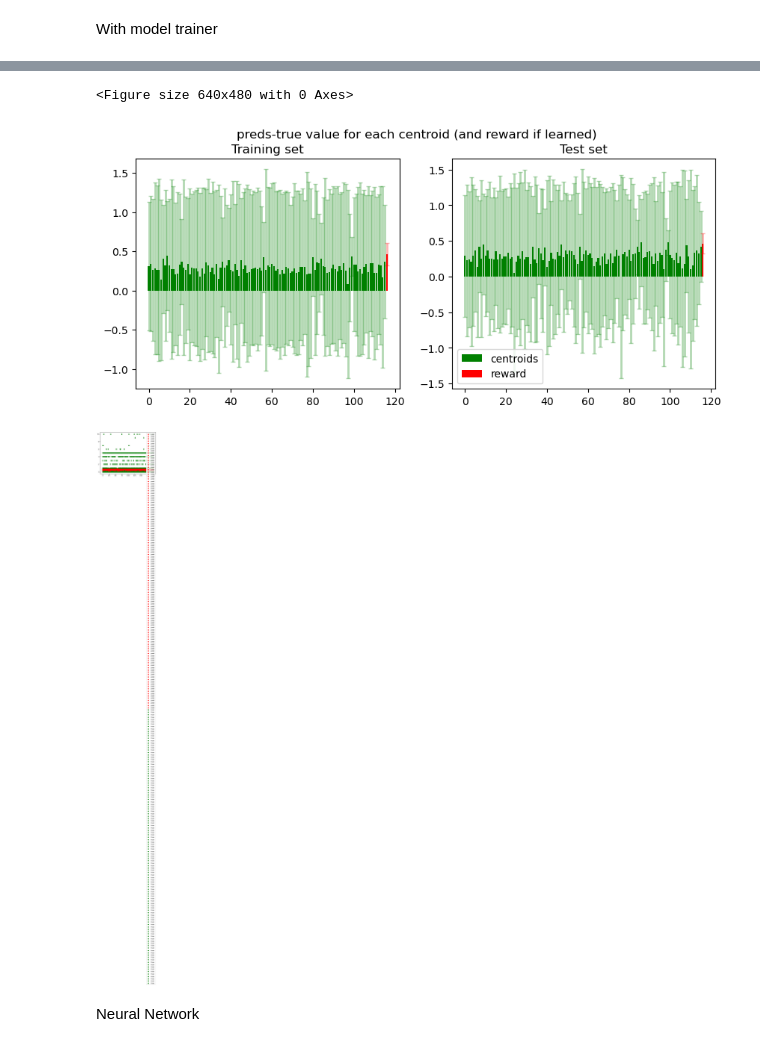
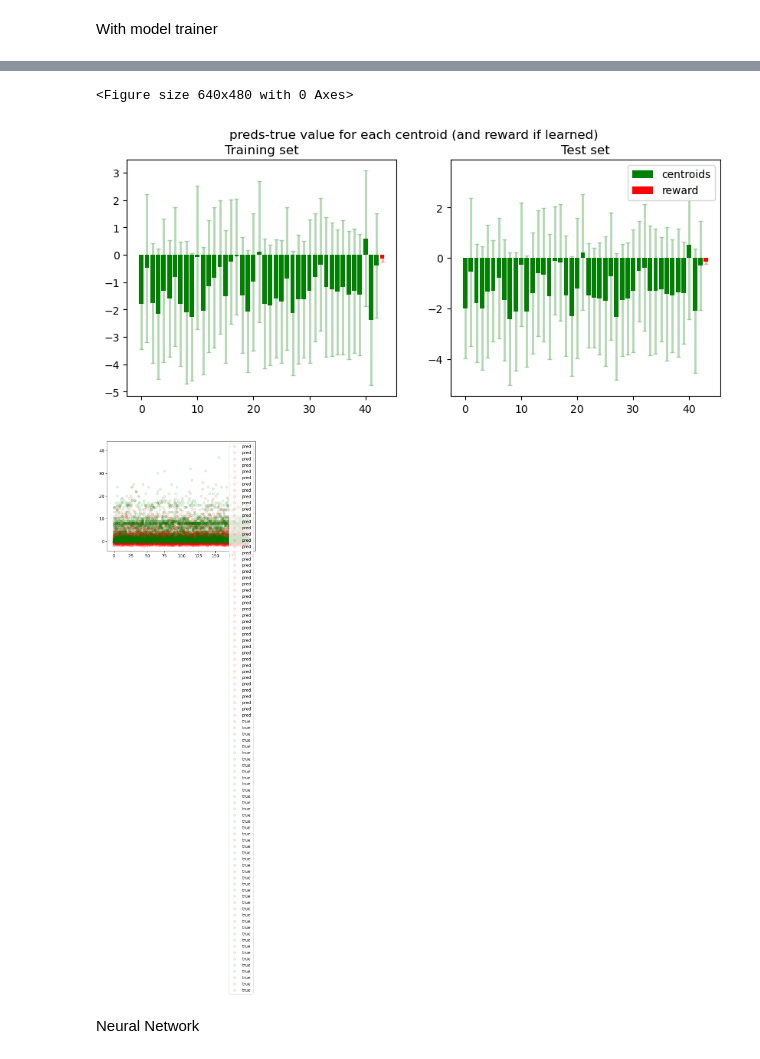
Before and after one commit to theauv/FMDP-in-MBRL, a Jupyter notebook: test_learn_bikes.ipynb, the cells around one changed output, grey strips where cells are left out. Cells and saved outputs as stored; diff of their text form; code cells hidden in the pictures.

Commit message:
euler centroid5

```diff
--- a/test_learn_bikes.ipynb
+++ b/test_learn_bikes.ipynb
@@ -13,7 +16,7 @@ from torcheval.metrics.functional import r2_score
 # %% [markdown]
 ### 1. Load env dataset and preprocess
 # %%
-load_dir = "datasets/Bikes/n_centroids_116/factors_radius_3/1"
+load_dir = "art_datasets/Bikes/n_centroids_43/factors_radius_3/2"
 path = pathlib.Path(load_dir) / "replay_buffer.npz"
 buffer = np.load(path)
 next_obs = torch.tensor(buffer["next_obs"], dtype=torch.float32)
@@ -31,13 +34,20 @@ elif num_actions==1:
 else:
     bikes_per_truck = 3
 print(num_centroids, num_actions)
+# map_obs = {
+#     "bikes_distr": slice(0, num_centroids),
+#     "day": slice(num_centroids, num_centroids+1),
+#     "day_of_week": slice(num_centroids+1, num_centroids+2),
+#     "demands": slice(num_centroids+2, 2+num_centroids+num_actions),
+#     "month": slice(2+num_centroids+num_actions, 3+num_centroids+num_actions),
+#     "time_counter": slice(3+num_centroids+num_actions, 4+num_centroids+num_actions),
+# }
 map_obs = {
     "bikes_distr": slice(0, num_centroids),
     "day": slice(num_centroids, num_centroids+1),
     "day_of_week": slice(num_centroids+1, num_centroids+2),
-    "demands": slice(num_centroids+2, 2+num_centroids+num_actions),
-    "month": slice(2+num_centroids+num_actions, 3+num_centroids+num_actions),
-    "time_counter": slice(3+num_centroids+num_actions, 4+num_centroids+num_actions),
+    "month": slice(2+num_centroids, 3+num_centroids),
+    "time_counter": slice(3+num_centroids, 4+num_centroids),
 }
 # num_trucks = act.shape[-1] // 2
 # map_act = {
@@ -132,7 +142,7 @@ torch.Size([1000, 5])
 Create x and y from obs and next_obs
 # %%
 dataset_size = 1000
-input_obs_keys = ["bikes_distr", "demands", "time_counter"]
+input_obs_keys = ["bikes_distr", "time_counter"]
 input_act_keys = []  # not implemented
 output_keys = ["bikes_distr"]
 
@@ -197,7 +207,7 @@ Linear regression
 # %%
 from src.model.linear_regression import LinearRegression
 
-learningRate = 0.05
+learningRate = 0.001
 epochs = 2000
 eval_epoch_freq = 1
 in_size = train_x.shape[-1]
@@ -598,15 +608,15 @@ plt.show()
 if train_y.shape[-1] == 1:
 
     with torch.no_grad():  # we don't need gradients in the testing phase
-        #train_preds = dynamics_model.model(train_x)
-        #test_preds = dynamics_model.model(test_x)
-        train_preds = dynamics_model.model.likelihood(*dynamics_model.model(train_x))
-        test_preds = dynamics_model.model.likelihood(*dynamics_model.model(test_x))
-        train_preds = torch.cat([pred.mean.unsqueeze(-1) for pred in train_preds], axis=-1)
-        test_preds = torch.cat([pred.mean.unsqueeze(-1) for pred in test_preds], axis=-1)
-        train_preds = dynamics_model.output_normalizer.denormalize(train_preds)
-        test_preds = dynamics_model.output_normalizer.denormalize(test_preds)
-        print(dynamics_model.output_normalizer)
+        train_preds = dynamics_model.model(train_x)
+        test_preds = dynamics_model.model(test_x)
+        # train_preds = dynamics_model.model.likelihood(*dynamics_model.model(train_x))
+        # test_preds = dynamics_model.model.likelihood(*dynamics_model.model(test_x))
+        # train_preds = torch.cat([pred.mean.unsqueeze(-1) for pred in train_preds], axis=-1)
+        # test_preds = torch.cat([pred.mean.unsqueeze(-1) for pred in test_preds], axis=-1)
+        # train_preds = dynamics_model.output_normalizer.denormalize(train_preds)
+        # test_preds = dynamics_model.output_normalizer.denormalize(test_preds)
+        # print(dynamics_model.output_normalizer)
 
 
     relative_train_preds = train_preds - train_y
@@ -633,8 +643,8 @@ if train_y.shape[-1] == 1:
 else:
 
     with torch.no_grad():  # we don't need gradients in the testing phase
-        train_preds = lr_model(train_x)
-        test_preds = lr_model(test_x)
+        train_preds = dynamics_model.model(train_x)
+        test_preds = dynamics_model.model(test_x)
 
     relative_train_preds_mean = torch.mean(train_preds - train_y, axis=0)
     relative_train_preds_std = torch.std(train_preds - train_y, axis=0)
@@ -657,37 +667,37 @@ else:
         label.append("reward")
 
     # Train bar plots
     x = torch.arange(0, len(relative_train_preds_mean), 1)
     ax[0].bar(x, relative_train_preds_mean, color=colors, label=label)
     for pos, y, err, color in zip(
         x, relative_train_preds_mean, relative_train_preds_std, colors
     ):
         ax[0].errorbar(pos, y, err, lw=2, capsize=2, capthick=1, color=color, alpha=0.3)
         # error_kw=dict(ecolor=colors, lw=1, capsize=1, capthick=2, alpha=0.5),
     ax[0].title.set_text("Training set")
 
     # Test bar plots
     ax[1].bar(x, relative_test_preds_mean, color=colors, label=label)
     for pos, y, err, color in zip(
         x, relative_test_preds_mean, relative_test_preds_std, colors
     ):
         ax[1].errorbar(pos, y, err, lw=2, capsize=2, capthick=1, color=color, alpha=0.3)
     ax[1].title.set_text("Test set")
 
     fig.suptitle("preds-true value for each centroid (and reward if learned)")
     handles, labels = plt.gca().get_legend_handles_labels()
     by_label = dict(zip(labels, handles))
     plt.legend(by_label.values(), by_label.keys(), loc="best")
     plt.show()
 
-plt.plot(test_preds, 'ro', label='pred')
-plt.plot(test_y, 'go', label='true')
+plt.plot(test_preds, 'ro', label='pred', alpha=0.1)
+plt.plot(test_y, 'go', label='true', alpha=0.1)
 plt.legend()
 plt.show()
 # %% [output]
 <Figure size 640x480 with 0 Axes>
-[figure, old version]
+[figure, new version]
-[figure, old version]
+[figure, new version]
 # %% [markdown]
 Neural Network
 # %%
```
Also changed, not shown: parts of 30 cells of this notebook, 7 other files.
